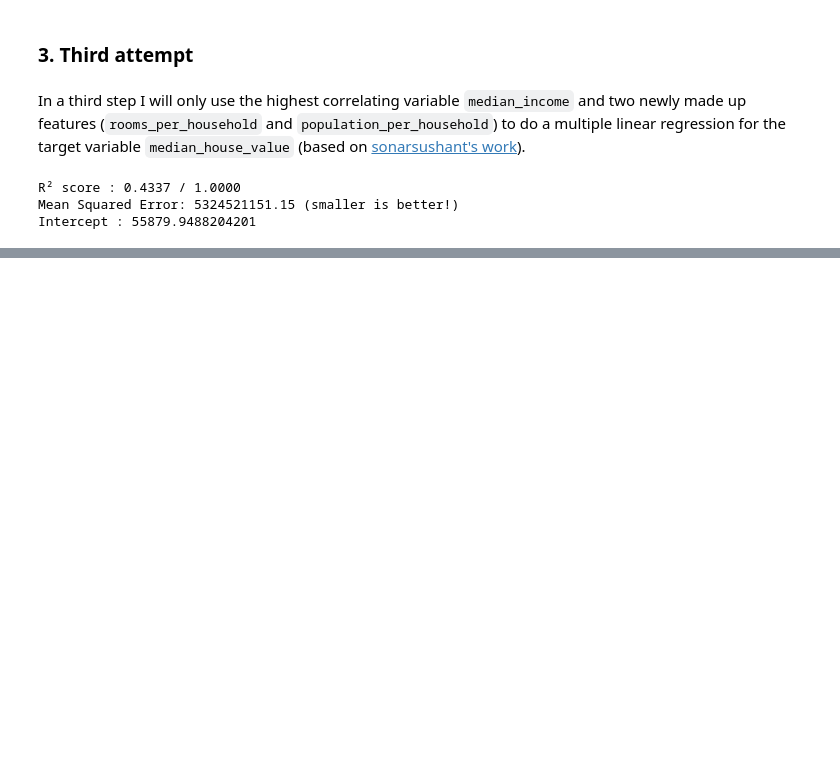
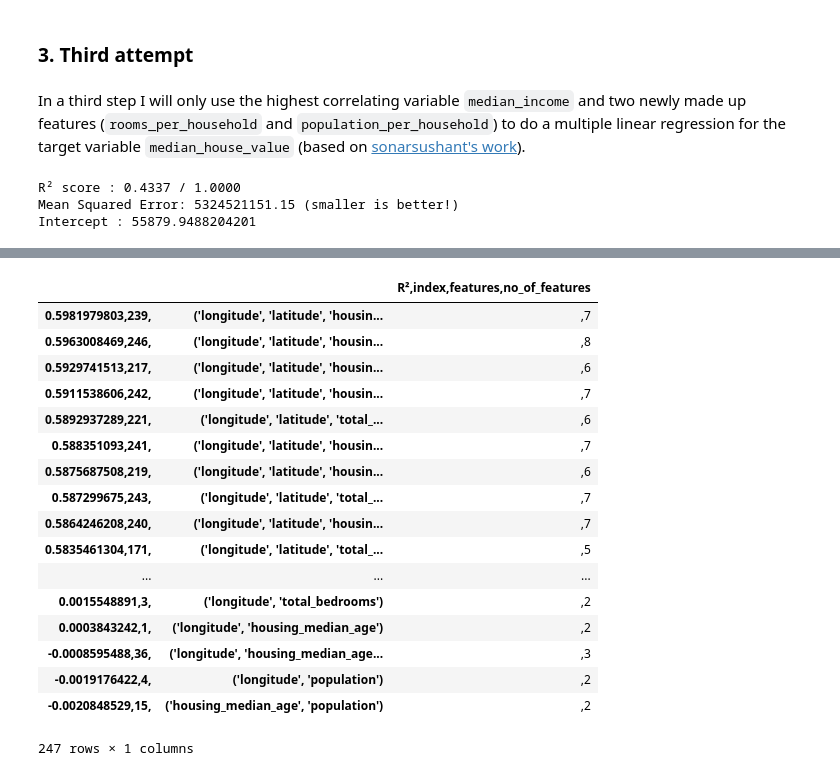
Before and after one commit to marianoju/neuefische, a Jupyter notebook: Multi-Dimensional Linear Regression - Analysis.ipynb, the cells around one changed output, grey strips where cells are left out. Cells and saved outputs as stored; diff of their text form; code cells hidden in the pictures; blank space fills up the shorter version.

Commit message:
results as df

```diff
--- a/Multi-Dimensional Linear Regression - Analysis.ipynb
+++ b/Multi-Dimensional Linear Regression - Analysis.ipynb
@@ -205,0 +213,3 @@ Intercept : 55879.9488204201
+# %%
+# open an empty dictionary for the results of the calculation
+results = {}
@@ -205,0 +280,21 @@ Intercept : 55879.9488204201
+# %%
+results
+# %% [output]
+|  |  | R²,index,features,no_of_features |
+| 0.5981979803,239, | ('longitude', 'latitude', 'housin... | ,7 |
+| 0.5963008469,246, | ('longitude', 'latitude', 'housin... | ,8 |
+| 0.5929741513,217, | ('longitude', 'latitude', 'housin... | ,6 |
+| 0.5911538606,242, | ('longitude', 'latitude', 'housin... | ,7 |
+| 0.5892937289,221, | ('longitude', 'latitude', 'total_... | ,6 |
+| 0.588351093,241, | ('longitude', 'latitude', 'housin... | ,7 |
+| 0.5875687508,219, | ('longitude', 'latitude', 'housin... | ,6 |
+| 0.587299675,243, | ('longitude', 'latitude', 'total_... | ,7 |
+| 0.5864246208,240, | ('longitude', 'latitude', 'housin... | ,7 |
+| 0.5835461304,171, | ('longitude', 'latitude', 'total_... | ,5 |
+| ... | ... | ... |
+| 0.0015548891,3, | ('longitude', 'total_bedrooms') | ,2 |
+| 0.0003843242,1, | ('longitude', 'housing_median_age') | ,2 |
+| -0.0008595488,36, | ('longitude', 'housing_median_age... | ,3 |
+| -0.0019176422,4, | ('longitude', 'population') | ,2 |
+| -0.0020848529,15, | ('housing_median_age', 'population') | ,2 |
+247 rows × 1 columns
```
Also changed, not shown: parts of 9 cells of this notebook.
